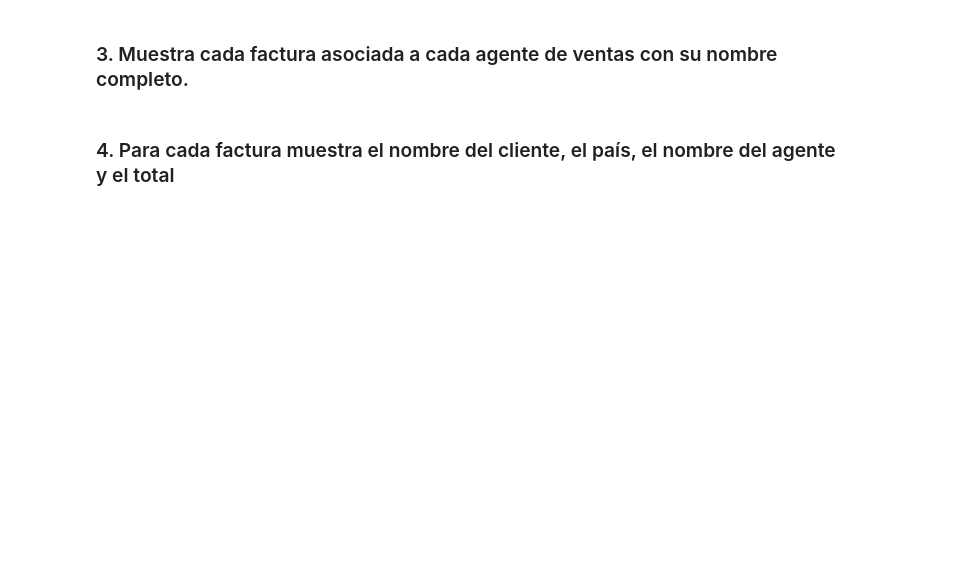
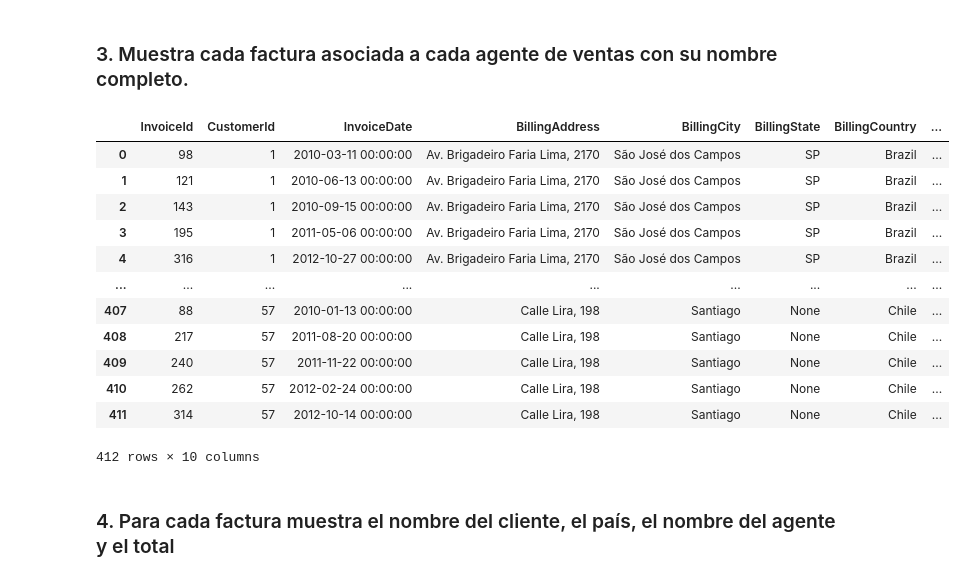
Before and after one commit to isabelpalomarest/thebridgedata, a Jupyter notebook: SQL/Material Alumnos/SQL en Python_chinook.ipynb, the cells around one changed output. Saved outputs shown, nothing was run; the diff lists cells and outputs as text; code cells hidden in the pictures; blank space fills up the shorter version.

```diff
--- a/SQL/Material Alumnos/SQL en Python_chinook.ipynb
+++ b/SQL/Material Alumnos/SQL en Python_chinook.ipynb
@@ -89,4 +202,26 @@ Antes de empezar a atacar una base de datos, tendremos que saber qué hay dentro
 # %% [markdown]
 ### 3.	Muestra cada factura asociada a cada agente de ventas con su nombre completo.
+# %%
+query = """
+SELECT i.*,e.FirstName||" "||e.LastName as "Full Name"
+FROM employees e
+JOIN customers c  ON e.EmployeeId = c.SupportRepId
+JOIN invoices i ON i.CustomerId = c.CustomerId
+"""
+pd.read_sql_query(query,connection)
+# %% [output]
+|  | InvoiceId | CustomerId | InvoiceDate | BillingAddress | BillingCity | BillingState | BillingCountry | ... |
+| 0 | 98 | 1 | 2010-03-11 00:00:00 | Av. Brigadeiro Faria Lima, 2170 | São José dos Campos | SP | Brazil | ... |
+| 1 | 121 | 1 | 2010-06-13 00:00:00 | Av. Brigadeiro Faria Lima, 2170 | São José dos Campos | SP | Brazil | ... |
+| 2 | 143 | 1 | 2010-09-15 00:00:00 | Av. Brigadeiro Faria Lima, 2170 | São José dos Campos | SP | Brazil | ... |
+| 3 | 195 | 1 | 2011-05-06 00:00:00 | Av. Brigadeiro Faria Lima, 2170 | São José dos Campos | SP | Brazil | ... |
+| 4 | 316 | 1 | 2012-10-27 00:00:00 | Av. Brigadeiro Faria Lima, 2170 | São José dos Campos | SP | Brazil | ... |
+| ... | ... | ... | ... | ... | ... | ... | ... | ... |
+| 407 | 88 | 57 | 2010-01-13 00:00:00 | Calle Lira, 198 | Santiago | None | Chile | ... |
+| 408 | 217 | 57 | 2011-08-20 00:00:00 | Calle Lira, 198 | Santiago | None | Chile | ... |
+| 409 | 240 | 57 | 2011-11-22 00:00:00 | Calle Lira, 198 | Santiago | None | Chile | ... |
+| 410 | 262 | 57 | 2012-02-24 00:00:00 | Calle Lira, 198 | Santiago | None | Chile | ... |
+| 411 | 314 | 57 | 2012-10-14 00:00:00 | Calle Lira, 198 | Santiago | None | Chile | ... |
+412 rows × 10 columns
 # %% [markdown]
 ### 4.	Para cada factura muestra el nombre del cliente, el país, el nombre del agente y el total
```
Also changed, not shown: parts of 10 cells of this notebook, 24 other files.
